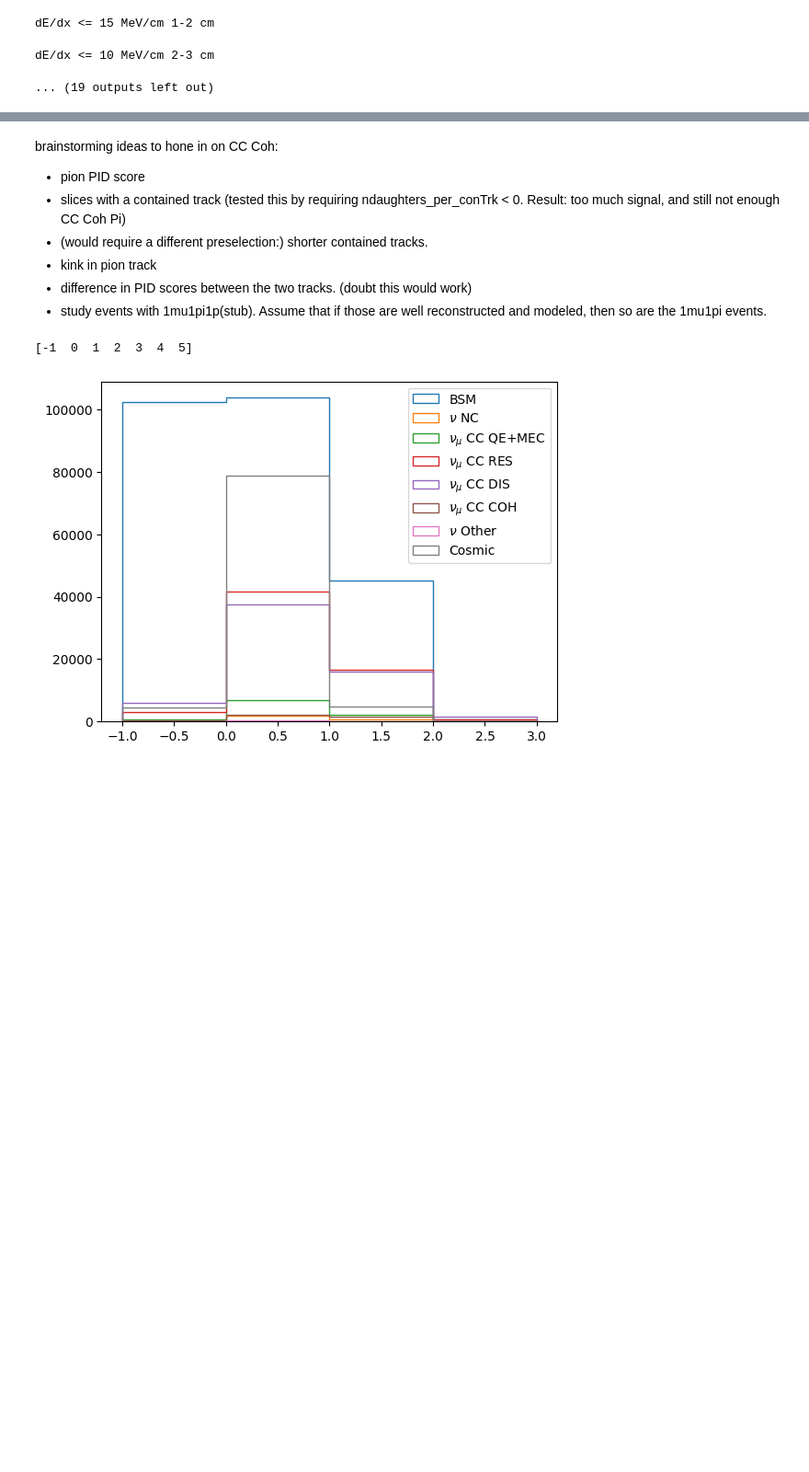
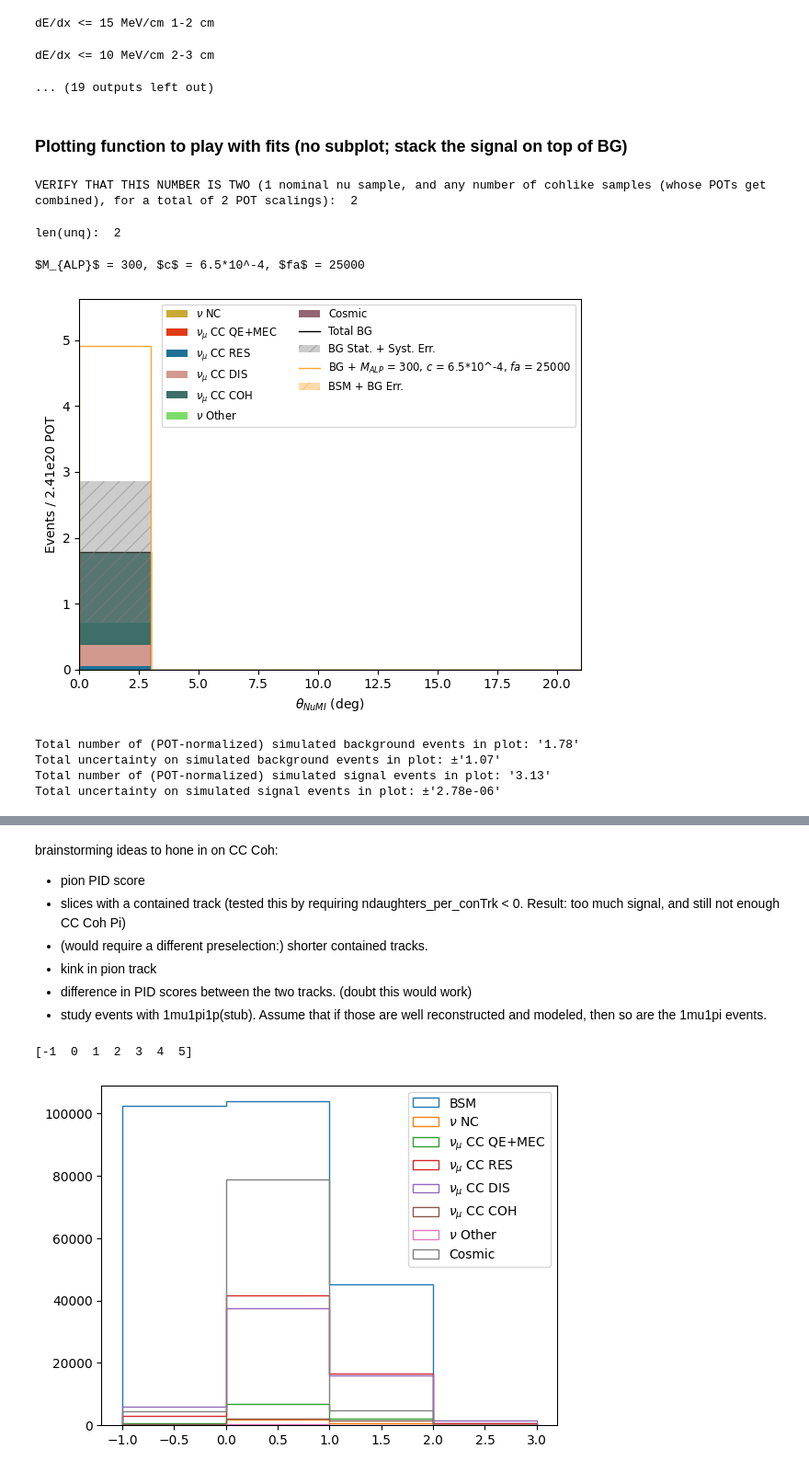
Before and after one commit to SBNSoftware/sbnana, a Jupyter notebook: sbnana/SBNAna/icarus-analysis-villiage/pyana/dimuon-tools/nb/unc_requestNearSB.ipynb, the cells around one changed output, grey strips where cells are left out. Shown at 92% size. Drawn from its saved outputs; the diff is of its cells as text; code cells hidden in the pictures; blank space fills up the shorter version.

```diff
--- a/sbnana/SBNAna/icarus-analysis-villiage/pyana/dimuon-tools/nb/unc_requestNearSB.ipynb
+++ b/sbnana/SBNAna/icarus-analysis-villiage/pyana/dimuon-tools/nb/unc_requestNearSB.ipynb
@@ -3348,0 +3197,2 @@ evtSel_dict = dict([
+# %% [markdown]
+### Plotting function to play with fits (no subplot; stack the signal on top of BG)
@@ -3348,0 +3657,31 @@ evtSel_dict = dict([
+# %%
+# Theta NuMI with Benchmarked Event Selection
+# SIGNAL BOX!
+
+#mccoh_syst_evtdfs=[0]
+mccoh_syst_evtdfs = mccoh_detVar_evtdfs
+mccoh_dv_vars = [df.Snumi_angle_hybrid_rangeCorrectedMCS*180./math.pi for df in mccoh_detVar_evtdfs]
+
+x = makeplot_toFit(evtdf, evtdf.Snumi_angle_hybrid_rangeCorrectedMCS*180./math.pi,
+         mccoh_syst_evtdfs, mccoh_dv_vars,
+         (0,21.), bins=7,
+         xlabel = "$\\theta_{NuMI}$ (deg)", detailed_nu="int_type",
+         ratio_bounds=[0.,2.], plotname='theta_NuMI',
+         textOnPlot = 'Selection DD applied. \n(not currently using all avail. cohlike evts) \n(missing gain det. variation.)',
+         bsm_index=7,
+         rwt_alp=True,
+         fwt_bsm_to_high_prob_bench = False,
+         bsm_detector_varis_vars=0,
+         bsm_magnifier = 1, #1000
+         evtSel_key='DD',
+             do_detector_variations=True
+        )
+# %% [output]
+VERIFY THAT THIS NUMBER IS TWO (1 nominal nu sample, and any number of cohlike samples (whose POTs get combined), for a total of 2 POT scalings):  2
+len(unq):  2
+$M_{ALP}$ = 300, $c$ = 6.5*10^-4, $fa$ = 25000
+[figure, added]
+Total number of (POT-normalized) simulated background events in plot: '1.78'
+Total uncertainty on simulated background events in plot: ±'1.07'
+Total number of (POT-normalized) simulated signal events in plot: '3.13'
+Total uncertainty on simulated signal events in plot: ±'2.78e-06'
```
Also changed, not shown: parts of 45 cells of this notebook, 3 other files.
